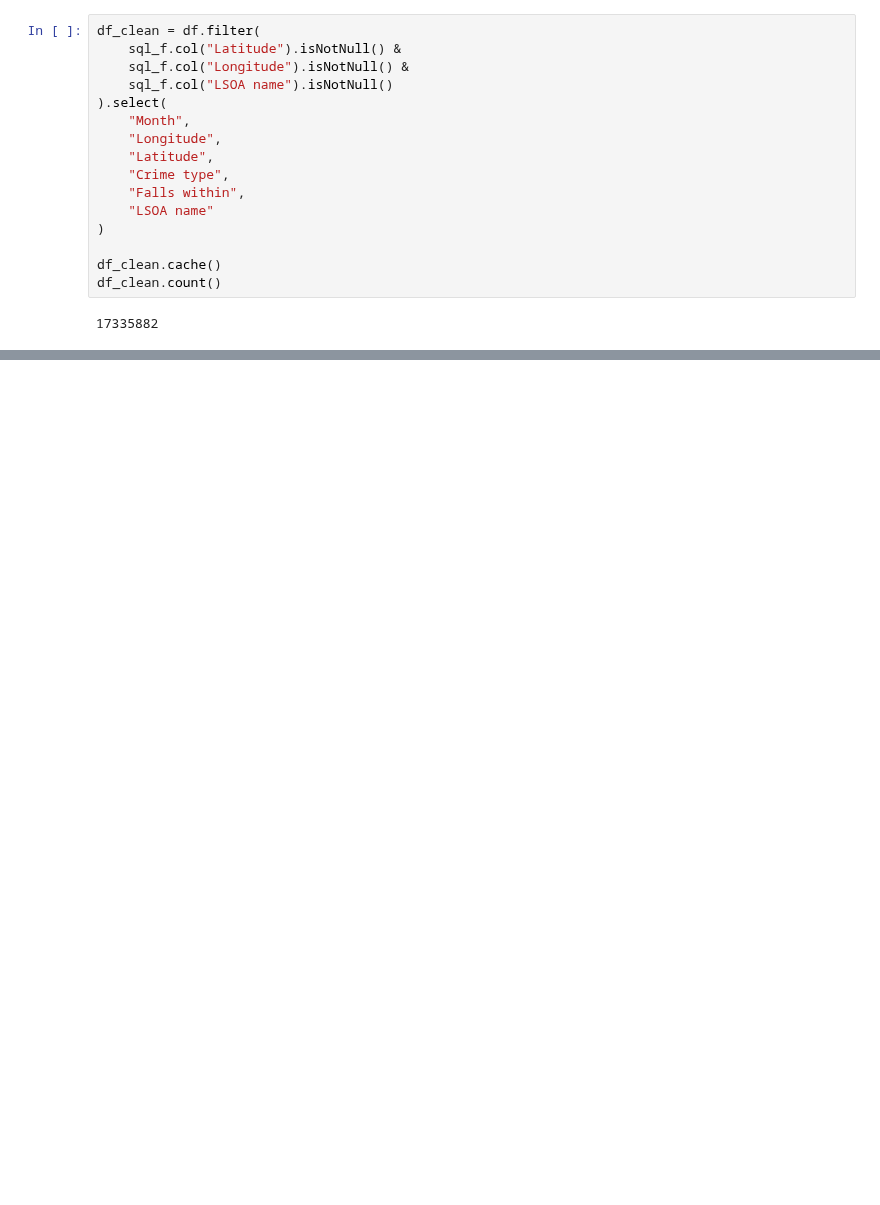
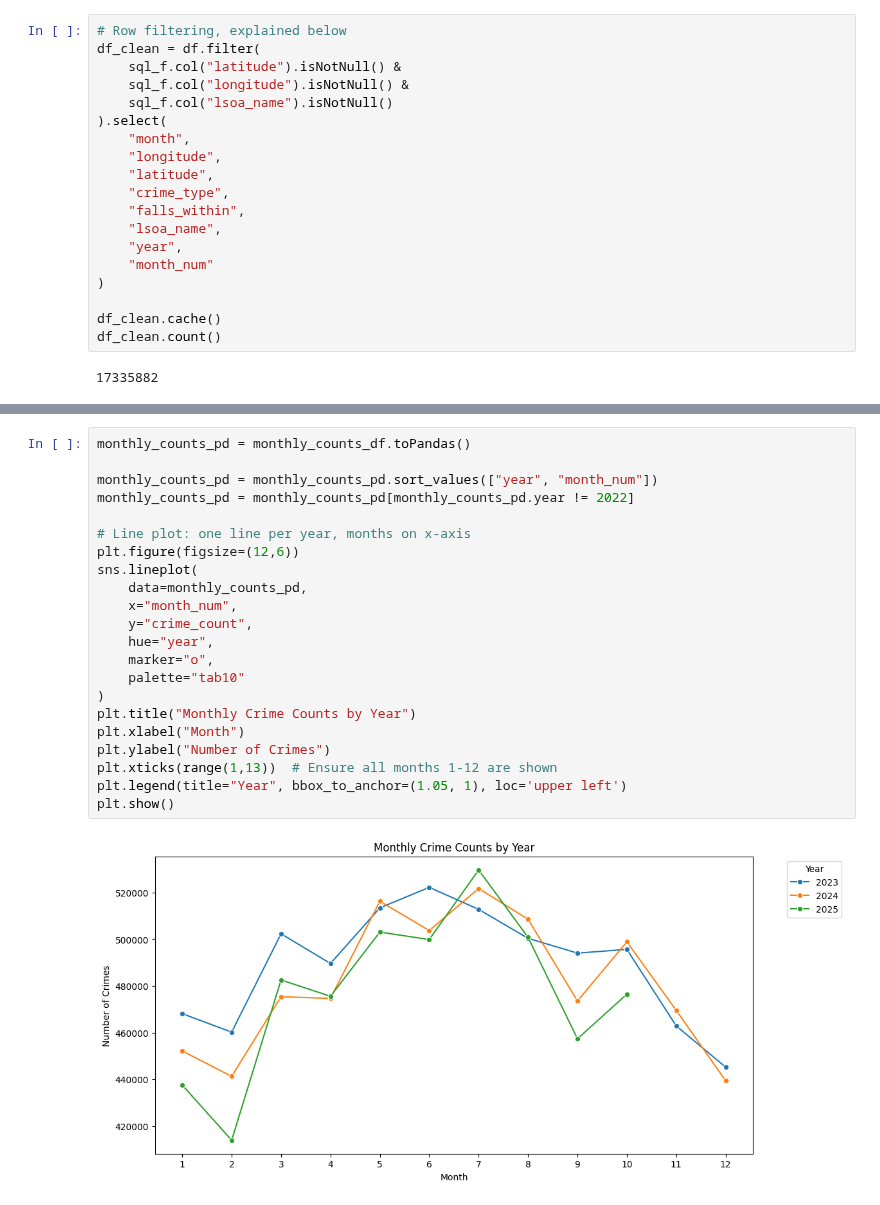
Before and after one commit to EnekoIsturitzSesma/Large-Sacale-Data-Crime-in-London, a Jupyter notebook: data_analysis_crimes_by_arrea.ipynb, the cells around one changed output, grey strips where cells are left out. Saved outputs shown, nothing was run; the diff lists cells and outputs as text; blank space fills up the shorter version.

```diff
--- a/data_analysis_crimes_by_arrea.ipynb
+++ b/data_analysis_crimes_by_arrea.ipynb
@@ -42,17 +75,20 @@ java.io.FileNotFoundException: File /home/alumno/reposirotio/Grupo4/*/*.csv does
         at py4j.ClientServerConnection.run(ClientServerConnection.java:108)
         at java.base/java.lang.Thread.run(Thread.java:1583)
 # %%
+# Row filtering, explained below
 df_clean = df.filter(
-    sql_f.col("Latitude").isNotNull() &
-    sql_f.col("Longitude").isNotNull() &
-    sql_f.col("LSOA name").isNotNull()
+    sql_f.col("latitude").isNotNull() &
+    sql_f.col("longitude").isNotNull() &
+    sql_f.col("lsoa_name").isNotNull()
 ).select(
-    "Month",
-    "Longitude",
-    "Latitude",
-    "Crime type",
-    "Falls within",
-    "LSOA name"
+    "month",
+    "longitude",
+    "latitude",
+    "crime_type",
+    "falls_within",
+    "lsoa_name",
+    "year",
+    "month_num"
 )
 
 df_clean.cache()
@@ -61,0 +194,24 @@ df_clean.count()
+# %%
+monthly_counts_pd = monthly_counts_df.toPandas()
+
+monthly_counts_pd = monthly_counts_pd.sort_values(["year", "month_num"])
+monthly_counts_pd = monthly_counts_pd[monthly_counts_pd.year != 2022]
+
+# Line plot: one line per year, months on x-axis
+plt.figure(figsize=(12,6))
+sns.lineplot(
+    data=monthly_counts_pd,
+    x="month_num",
+    y="crime_count",
+    hue="year",
+    marker="o",
+    palette="tab10"
+)
+plt.title("Monthly Crime Counts by Year")
+plt.xlabel("Month")
+plt.ylabel("Number of Crimes")
+plt.xticks(range(1,13))  # Ensure all months 1-12 are shown
+plt.legend(title="Year", bbox_to_anchor=(1.05, 1), loc='upper left')
+plt.show()
+# %% [output]
+[figure, added]
```
Also changed, not shown: parts of 22 cells of this notebook.
